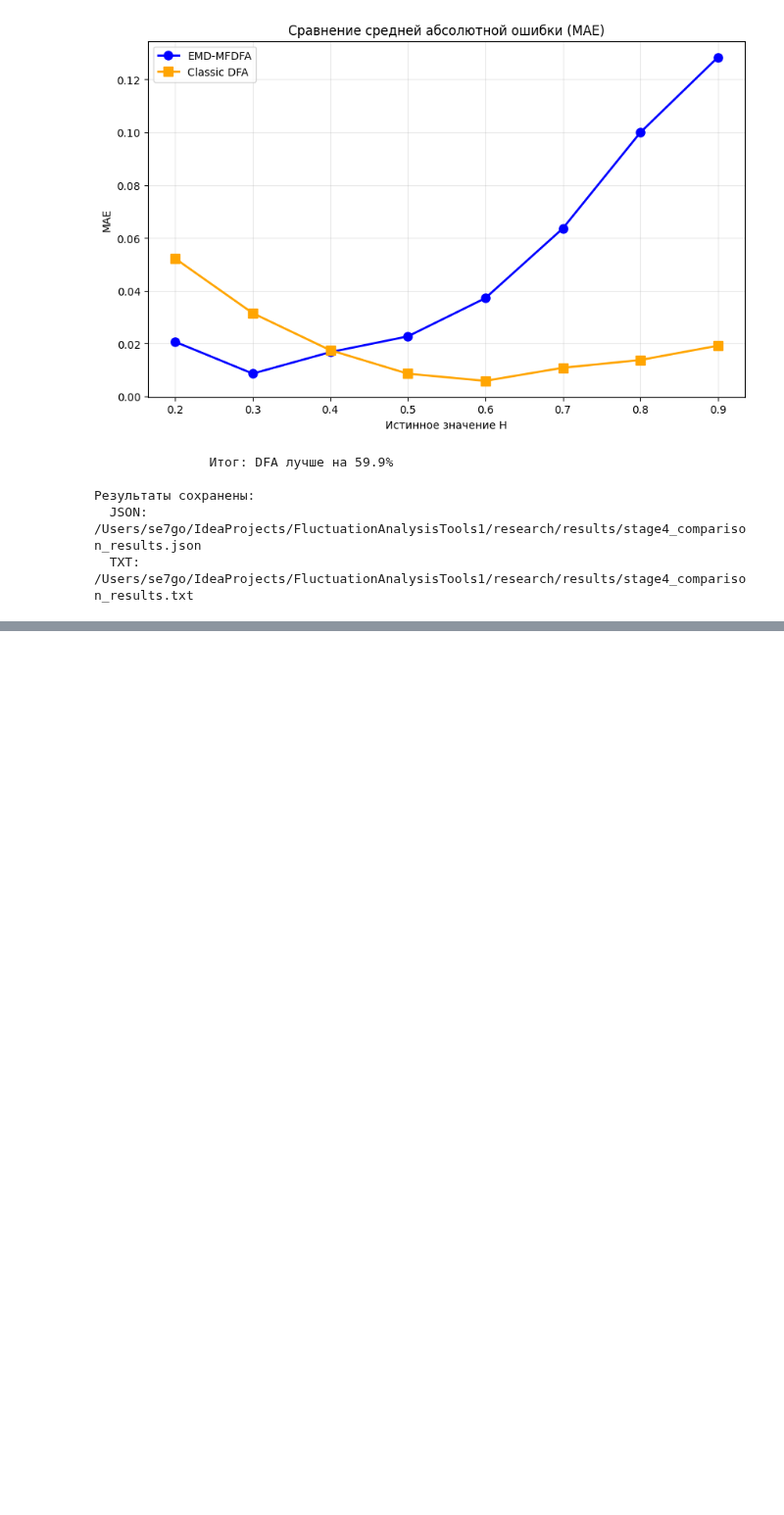
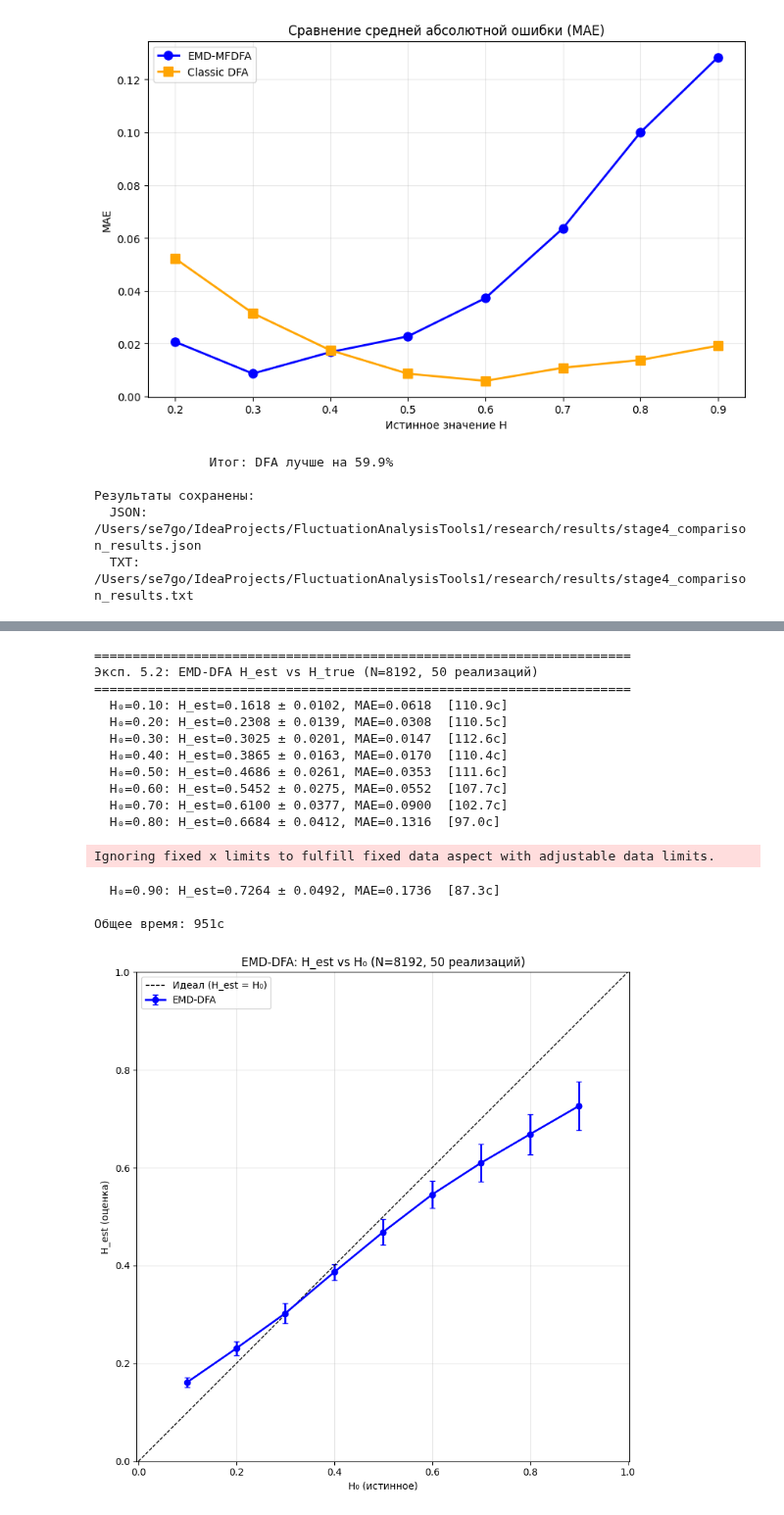
Before and after one commit to Digiratory/FluctuationAnalysisTools, a Jupyter notebook: research/emd_mfdfa_experiments.ipynb, the cells around one changed output, grey strips where cells are left out. Shown at 98% size. Saved outputs shown, nothing was run; the diff lists cells and outputs as text; code cells hidden in the pictures; blank space fills up the shorter version.

```diff
--- a/research/emd_mfdfa_experiments.ipynb
+++ b/research/emd_mfdfa_experiments.ipynb
@@ -768,0 +853,78 @@ print(f"  TXT:  {txt_file}")
+# %%
+# Эксп. 5.2: EMD-DFA — H_est vs H_true (Fig 1b статьи)
+
+N_FIG1 = 2**13
+H_RANGE_FIG1 = np.arange(0.1, 1.0, 0.1)
+N_REALIZATIONS_FIG1 = 50
+
+print("=" * 70)
+print(f"Эксп. 5.2: EMD-DFA H_est vs H_true (N={N_FIG1}, {N_REALIZATIONS_FIG1} реализаций)")
+print("=" * 70)
+
+fig1_results = {}
+t_total = time.time()
+
+for H_true in H_RANGE_FIG1:
+    t0 = time.time()
+    estimates = []
+    for i in range(N_REALIZATIONS_FIG1):
+        np.random.seed(20000 + int(H_true * 1000) + i)
+        gen = create_kasdin_generator(h=H_true, length=N_FIG1, normalize=True)
+        signal = gen.get_full_sequence()
+
+        scales, F2_s = emd_dfa(signal)
+        if len(scales) < 4:
+            estimates.append(np.nan)
+            continue
+        h_est = np.polyfit(np.log(scales), np.log(np.sqrt(F2_s)), 1)[0]
+        estimates.append(h_est)
+
+    arr = np.array(estimates)
+    valid = arr[~np.isnan(arr)]
+    elapsed = time.time() - t0
+    fig1_results[H_true] = {
+        "mean": float(np.mean(valid)),
+        "std": float(np.std(valid)),
+        "mae": float(np.mean(np.abs(valid - H_true))),
+    }
+    print(f"  H₀={H_true:.2f}: H_est={np.mean(valid):.4f} ± {np.std(valid):.4f}, "
+          f"MAE={np.mean(np.abs(valid - H_true)):.4f}  [{elapsed:.1f}с]")
+
+print(f"\nОбщее время: {time.time() - t_total:.0f}с")
+
+plt.figure(figsize=(8, 8))
+h_true_vals = sorted(fig1_results.keys())
+h_est_means = [fig1_results[h]["mean"] for h in h_true_vals]
+h_est_stds = [fig1_results[h]["std"] for h in h_true_vals]
+
+plt.errorbar(h_true_vals, h_est_means, yerr=h_est_stds,
+             fmt="o-", color="blue", capsize=3, label="EMD-DFA", linewidth=2)
+plt.plot([0, 1], [0, 1], "k--", label="Идеал (H_est = H₀)", linewidth=1)
+
+plt.xlabel("H₀ (истинное)")
+plt.ylabel("H_est (оценка)")
+plt.title(f"EMD-DFA: H_est vs H₀ (N={N_FIG1}, {N_REALIZATIONS_FIG1} реализаций)")
+plt.legend()
+plt.grid(True, alpha=0.3)
+plt.axis("equal")
+plt.xlim(0, 1)
+plt.ylim(0, 1)
+plt.tight_layout()
+plt.show()
+# %% [output]
+======================================================================
+Эксп. 5.2: EMD-DFA H_est vs H_true (N=8192, 50 реализаций)
+======================================================================
+  H₀=0.10: H_est=0.1618 ± 0.0102, MAE=0.0618  [110.9с]
+  H₀=0.20: H_est=0.2308 ± 0.0139, MAE=0.0308  [110.5с]
+  H₀=0.30: H_est=0.3025 ± 0.0201, MAE=0.0147  [112.6с]
+  H₀=0.40: H_est=0.3865 ± 0.0163, MAE=0.0170  [110.4с]
+  H₀=0.50: H_est=0.4686 ± 0.0261, MAE=0.0353  [111.6с]
+  H₀=0.60: H_est=0.5452 ± 0.0275, MAE=0.0552  [107.7с]
+  H₀=0.70: H_est=0.6100 ± 0.0377, MAE=0.0900  [102.7с]
+  H₀=0.80: H_est=0.6684 ± 0.0412, MAE=0.1316  [97.0с]
+Ignoring fixed x limits to fulfill fixed data aspect with adjustable data limits.
+  H₀=0.90: H_est=0.7264 ± 0.0492, MAE=0.1736  [87.3с]
+
+Общее время: 951с
+[figure, added]
```
Also changed, not shown: parts of 6 cells of this notebook, 1 other file.
